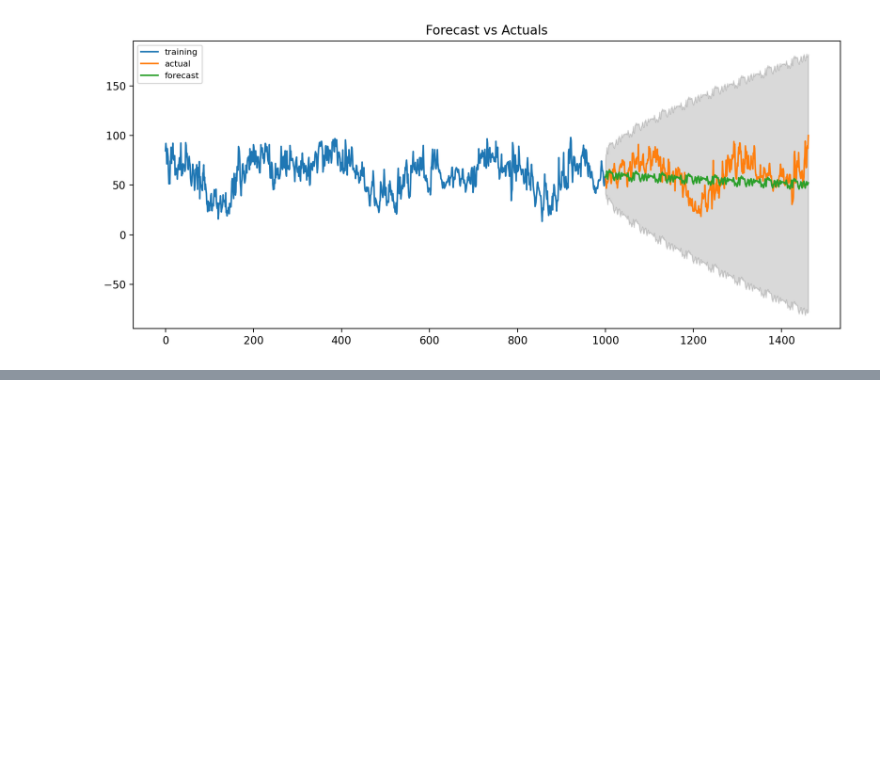
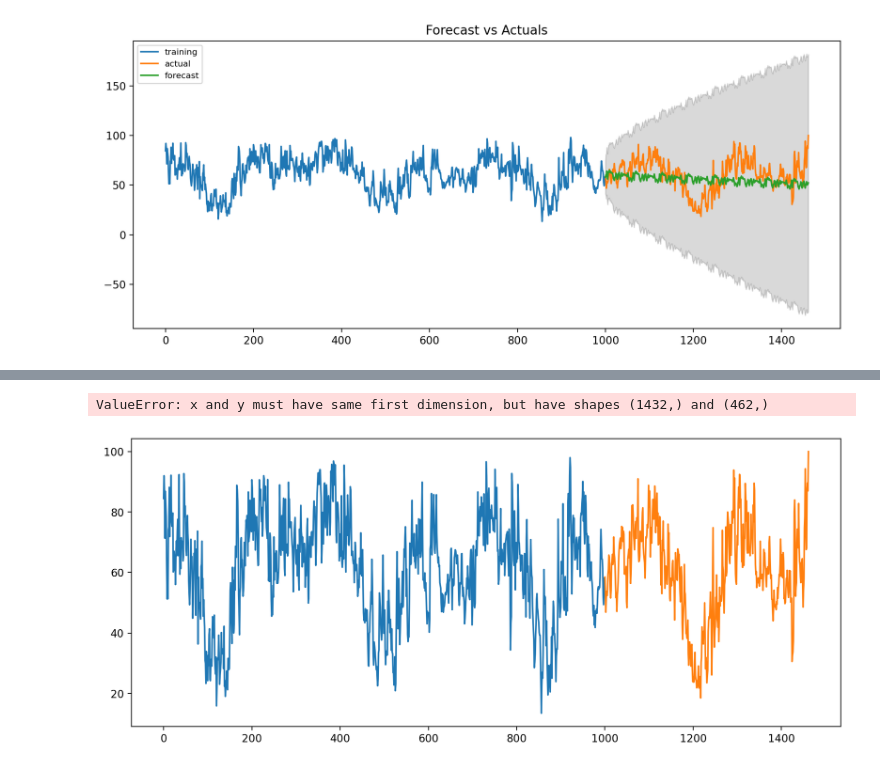
Before and after one commit to PRJSS/data-processing, a Jupyter notebook: lab2/Lab2.ipynb, the cells around one changed output, grey strips where cells are left out. Drawn from its saved outputs; the diff is of its cells as text; code cells hidden in the pictures; blank space fills up the shorter version.

```diff
--- a/lab2/Lab2.ipynb
+++ b/lab2/Lab2.ipynb
@@ -113,0 +151,2 @@ plt.show()
+# %%
+training_sequences = 1000
@@ -113,0 +155,13 @@ plt.show()
+# %%
+y_predicted = pd.Series(fc.predicted_mean, index=row[training_sequences:].index)
+# %%
+plt.figure(figsize=(12,5), dpi=200)
+plt.plot(range(training_sequences), row[:training_sequences], label='training')
+plt.plot(range(training_sequences, len(row)), row[training_sequences:], label='test')
+plt.plot(range(sequence_length, len(row)), y_predicted, label='forecast')
+plt.title('Forecast vs Actuals')
+plt.legend(loc='upper left', fontsize=8)
+plt.show()
+# %% [output]
+ValueError: x and y must have same first dimension, but have shapes (1432,) and (462,)
+[figure, added]
```
Also changed, not shown: parts of 6 cells of this notebook.
